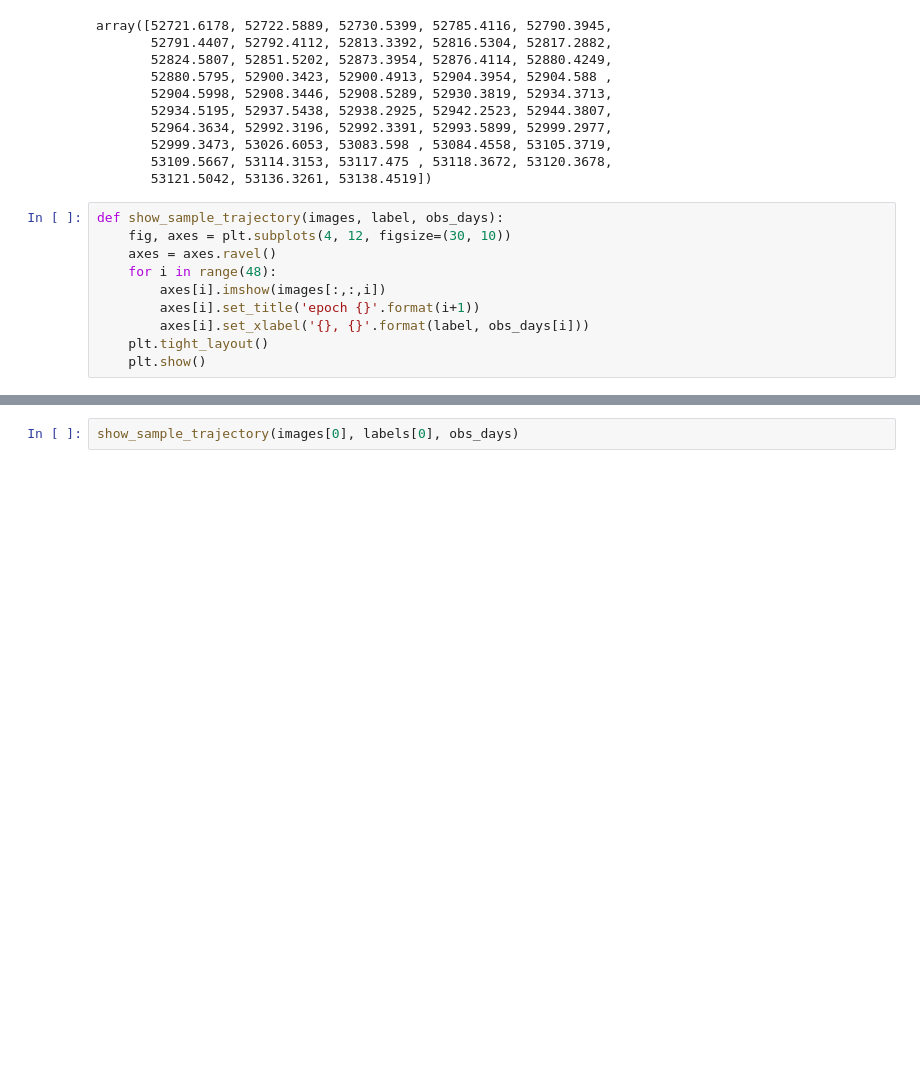
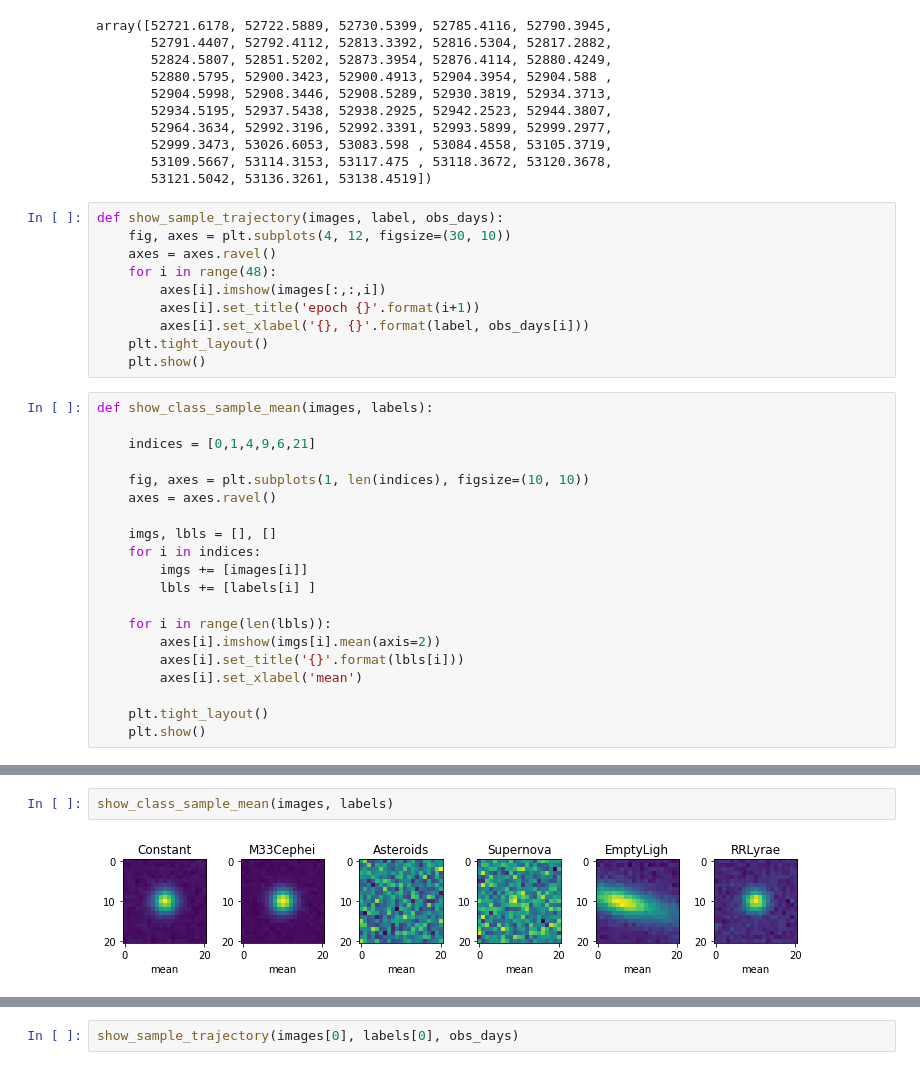
Before and after one commit to xuefeng7/AC209---final-project, a Jupyter notebook: src/data_preprocessing.ipynb, the cells around one changed output, grey strips where cells are left out. Drawn from its saved outputs; the diff is of its cells as text; blank space fills up the shorter version.

Commit message:
added sample mean plot

```diff
--- a/src/data_preprocessing.ipynb
+++ b/src/data_preprocessing.ipynb
@@ -59,3 +58,23 @@ def show_sample_trajectory(images, label, obs_days):
         axes[i].set_xlabel('{}, {}'.format(label, obs_days[i]))
     plt.tight_layout()
     plt.show()
+# %%
+def show_class_sample_mean(images, labels):
+
+    indices = [0,1,4,9,6,21]
+
+    fig, axes = plt.subplots(1, len(indices), figsize=(10, 10))
+    axes = axes.ravel()
+
+    imgs, lbls = [], []
+    for i in indices:
+        imgs += [images[i]]
+        lbls += [labels[i] ]
+
+    for i in range(len(lbls)):
+        axes[i].imshow(imgs[i].mean(axis=2))
+        axes[i].set_title('{}'.format(lbls[i]))
+        axes[i].set_xlabel('mean')
+
+    plt.tight_layout()
+    plt.show()
@@ -61,0 +102,4 @@ def show_sample_trajectory(images, label, obs_days):
+# %%
+show_class_sample_mean(images, labels)
+# %% [output]
+[figure, added]
```
Also changed, not shown: parts of 7 cells of this notebook, 2 other files.
